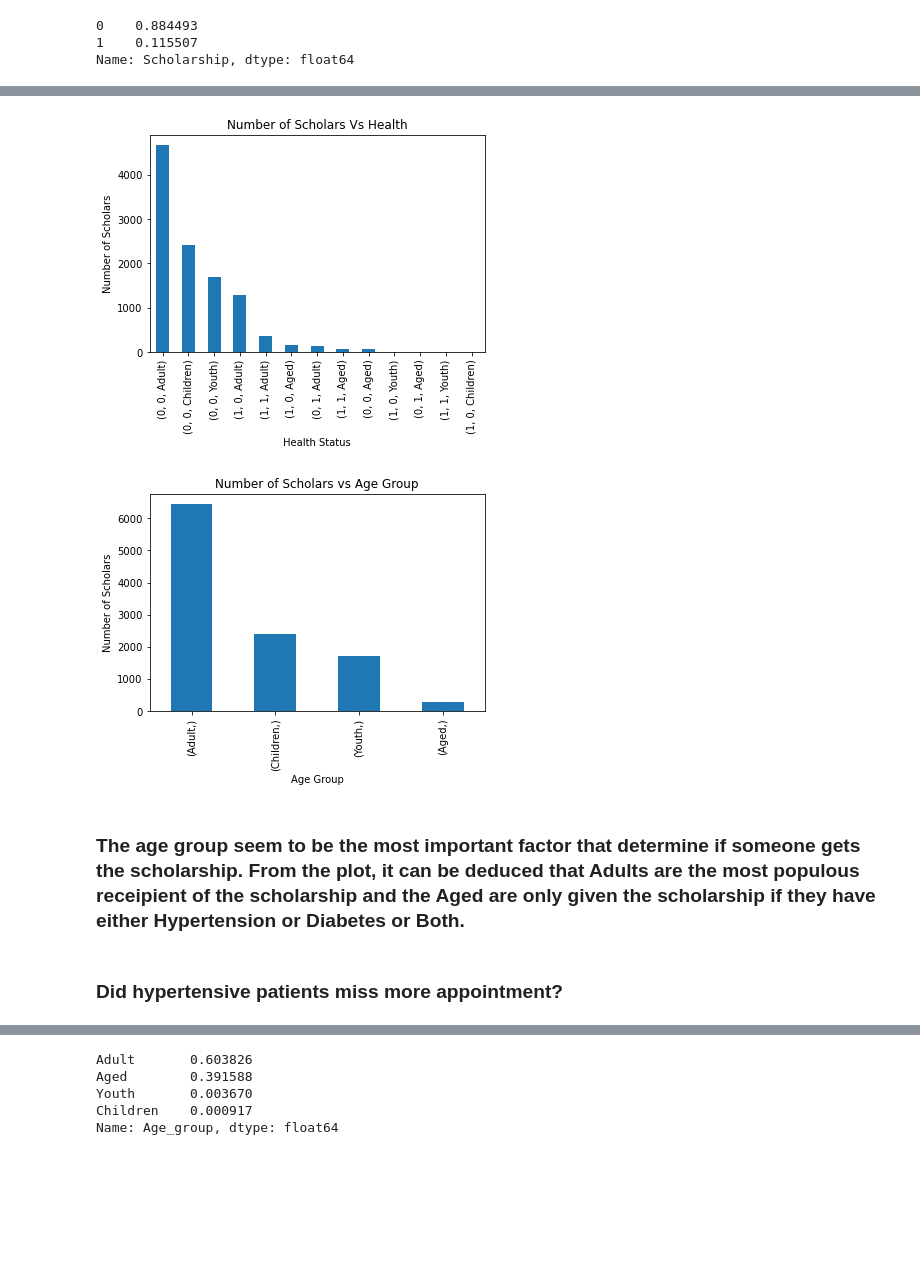
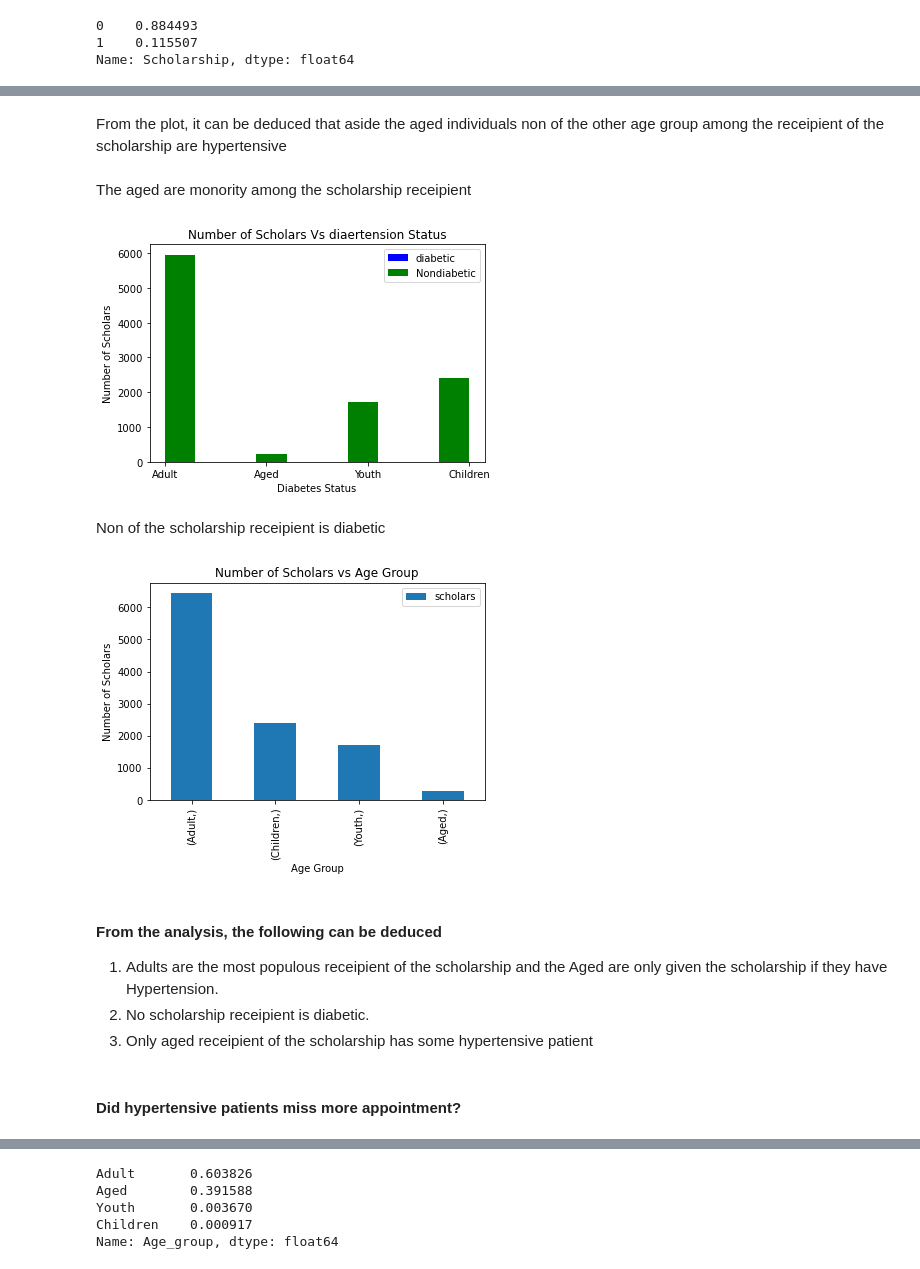
Before and after one commit to Yusuf-Olaniyi/Missing-Medical-Appointment-Data-Analysis, a Jupyter notebook: No_Show_Appointment.ipynb, the cells around one changed output, grey strips where cells are left out. Saved outputs shown, nothing was run; the diff lists cells and outputs as text; code cells hidden in the pictures; blank space fills up the shorter version.

```diff
--- a/No_Show_Appointment.ipynb
+++ b/No_Show_Appointment.ipynb
@@ -124,0 +209,2 @@ Name: AppointmentDay, dtype: object
+# %%
+df['Month'] = df['AppointmentDay'].str.split('-',expand= True)[1].astype(int)
@@ -327,18 +511,31 @@ dtype: int64
+# %% [markdown]
+From the plot, it can be deduced that aside the aged individuals non of the other age group among the receipient of the scholarship are hypertensive
+# %% [markdown]
+The aged are monority among the scholarship receipient
 # %%
-sch_hyp_dia_age.get_group(1)[['Hypertension','Diabetes','Age_group']].value_counts().plot(kind='bar');
-plt.xlabel('Health Status')
+sch_dia_age= sch_hyp_dia_age.get_group(1)[['Diabetes','Age_group']]
+plt.hist(sch_dia_age.Age_group[sch_dia_age.Diabetes == 1],facecolor='b',label='diabetic')
+plt.hist(sch_dia_age.Age_group[sch_dia_age.Diabetes == 0],facecolor='g',label='Nondiabetic')
+plt.xlabel('Diabetes Status')
 plt.ylabel('Number of Scholars')
-plt.title('Number of Scholars Vs Health');
+plt.legend()
+plt.title('Number of Scholars Vs diaertension Status');
 # %% [output]
-[figure, old version]
+[figure, new version]
+# %% [markdown]
+Non of the scholarship receipient is diabetic
 # %%
-sch_hyp_dia_age.get_group(1)[['Age_group']].value_counts().plot(kind='bar');
+sch_hyp_dia_age.get_group(1)[['Age_group']].value_counts().plot(kind='bar',label = 'scholars');
 plt.xlabel('Age Group')
+plt.legend()
 plt.ylabel('Number of Scholars')
 plt.title('Number of Scholars vs Age Group');
 # %% [output]
-[figure, old version]
+[figure, new version]
 # %% [markdown]
-### The age group seem to be the most important factor that determine if someone gets the scholarship. From the plot, it can be deduced that Adults are the most populous receipient of the scholarship and the Aged are only given the scholarship if they have either Hypertension or Diabetes or Both.
+#### From the analysis, the following can be deduced
+1. Adults are the most populous receipient of the scholarship and the Aged are only given the scholarship if they have Hypertension.
+2. No scholarship receipient is diabetic.
+3. Only aged receipient of the scholarship has some hypertensive patient
 # %% [markdown]
-### Did hypertensive patients miss more appointment?
+#### Did hypertensive patients miss more appointment?
```
Also changed, not shown: parts of 124 cells of this notebook.
